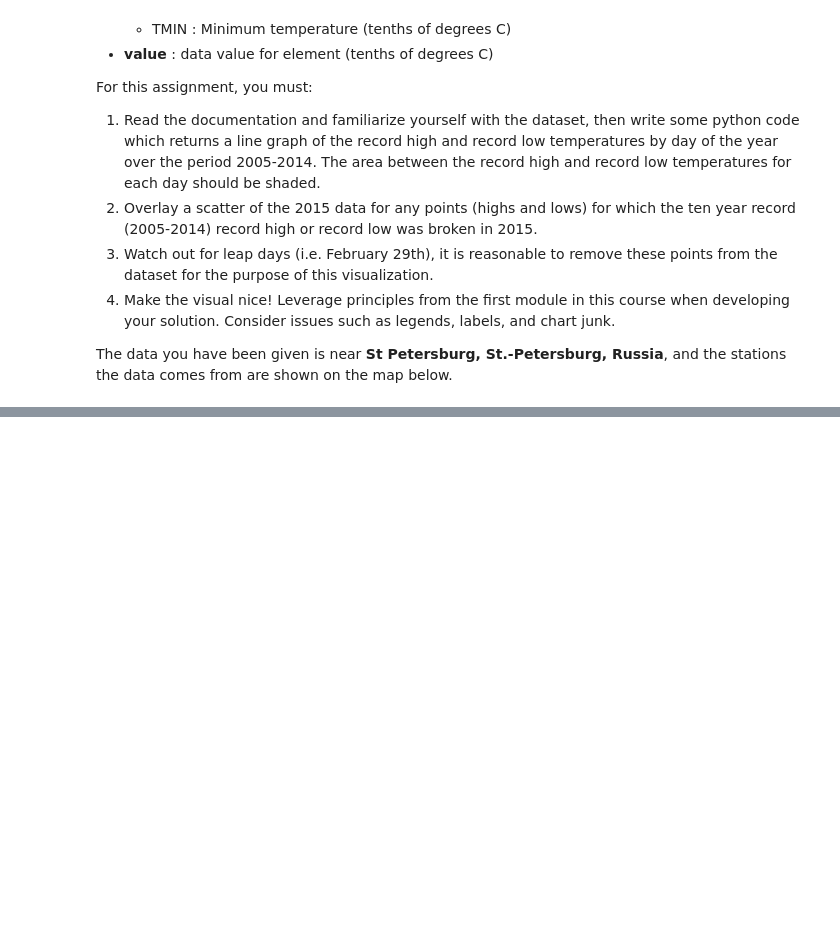
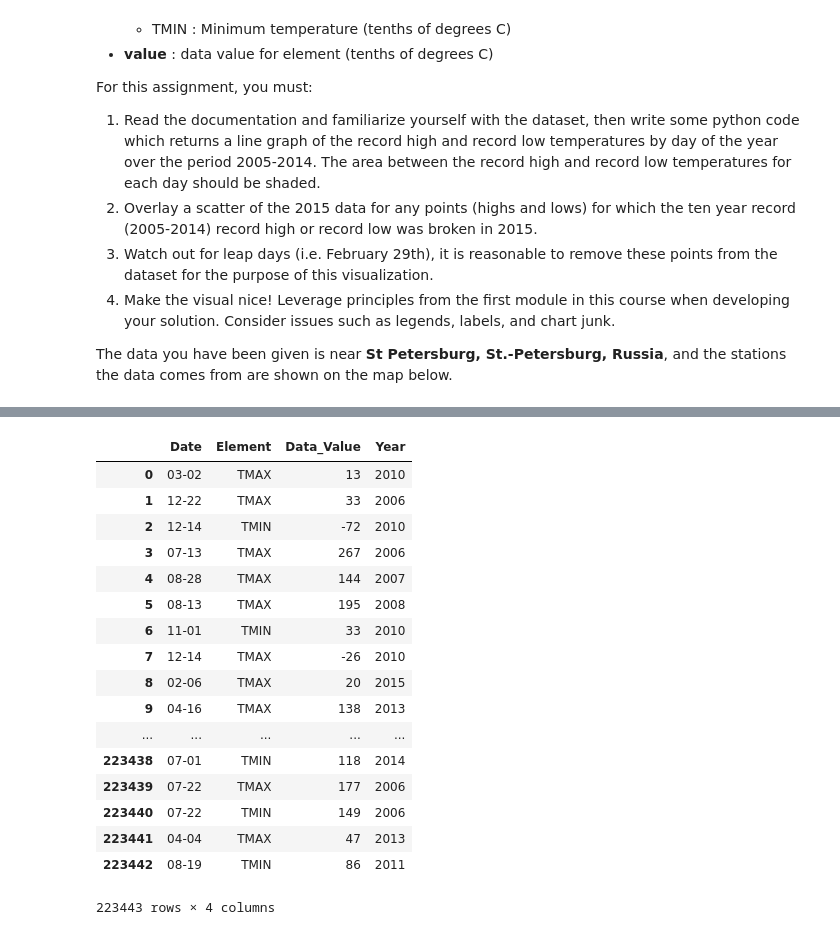
Before and after one commit to sersavn/Coursera-applied-data-science-with-python-specialization, a Jupyter notebook: Course2/Assignment2.ipynb, the cells around one changed output, grey strips where cells are left out. Drawn from its saved outputs; the diff is of its cells as text; code cells hidden in the pictures; blank space fills up the shorter version.

Commit message:
fixing initial data for assignment 2

```diff
--- a/Course2/Assignment2.ipynb
+++ b/Course2/Assignment2.ipynb
@@ -50,7 +50,26 @@ FileNotFoundError: File b'data/C2A2_data/BinSize_d100.csv' does not exist
 # %%
-df2 = pd.read_csv('data/C2A2_data/BinnedCsvs_d100/6f49baaa5d38b70dfaa70c85c804ebc90370a013ae9e4fd2346b2115.csv')
+df2 = pd.read_csv('Assignment2Data/6f49baaa5d38b70dfaa70c85c804ebc90370a013ae9e4fd2346b2115.csv')
 df2.drop(['ID'],axis = 1,inplace = True)
 df2['Year'] = df2['Date'].str.slice(start=0, stop=4, step = 1)
 df2['Date'] = [e[5:]for e in df2['Date'].values]
-print(df2)
+df2
+# %% [output]
+|  | Date | Element | Data_Value | Year |
+| 0 | 03-02 | TMAX | 13 | 2010 |
+| 1 | 12-22 | TMAX | 33 | 2006 |
+| 2 | 12-14 | TMIN | -72 | 2010 |
+| 3 | 07-13 | TMAX | 267 | 2006 |
+| 4 | 08-28 | TMAX | 144 | 2007 |
+| 5 | 08-13 | TMAX | 195 | 2008 |
+| 6 | 11-01 | TMIN | 33 | 2010 |
+| 7 | 12-14 | TMAX | -26 | 2010 |
+| 8 | 02-06 | TMAX | 20 | 2015 |
+| 9 | 04-16 | TMAX | 138 | 2013 |
+| ... | ... | ... | ... | ... |
+| 223438 | 07-01 | TMIN | 118 | 2014 |
+| 223439 | 07-22 | TMAX | 177 | 2006 |
+| 223440 | 07-22 | TMIN | 149 | 2006 |
+| 223441 | 04-04 | TMAX | 47 | 2013 |
+| 223442 | 08-19 | TMIN | 86 | 2011 |
+223443 rows × 4 columns
 # %%
```
Also changed, not shown: parts of 5 cells of this notebook, 16 other files.
